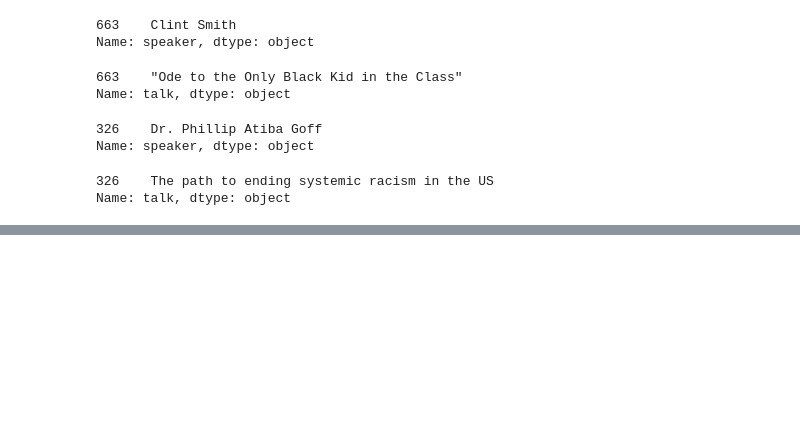
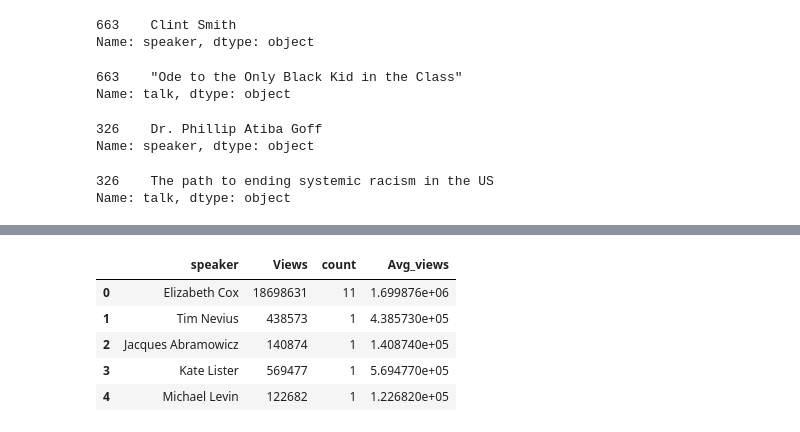
Before and after one commit to vaishakmk/TedTalk-Analysis, a Jupyter notebook: dheeraj_NLP.ipynb, the cells around one changed output, grey strips where cells are left out. Drawn from its saved outputs; the diff is of its cells as text; code cells hidden in the pictures; blank space fills up the shorter version.

```diff
--- a/dheeraj_NLP.ipynb
+++ b/dheeraj_NLP.ipynb
@@ -773,0 +922,9 @@ Name: talk, dtype: object
+# %%
+pop.head()
+# %% [output]
+|  | speaker | Views | count | Avg_views |
+| 0 | Elizabeth Cox | 18698631 | 11 | 1.699876e+06 |
+| 1 | Tim Nevius | 438573 | 1 | 4.385730e+05 |
+| 2 | Jacques Abramowicz | 140874 | 1 | 1.408740e+05 |
+| 3 | Kate Lister | 569477 | 1 | 5.694770e+05 |
+| 4 | Michael Levin | 122682 | 1 | 1.226820e+05 |
```
Also changed, not shown: parts of 30 cells of this notebook.
